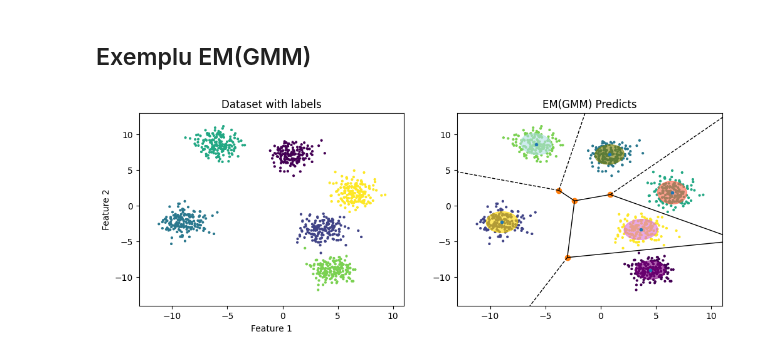
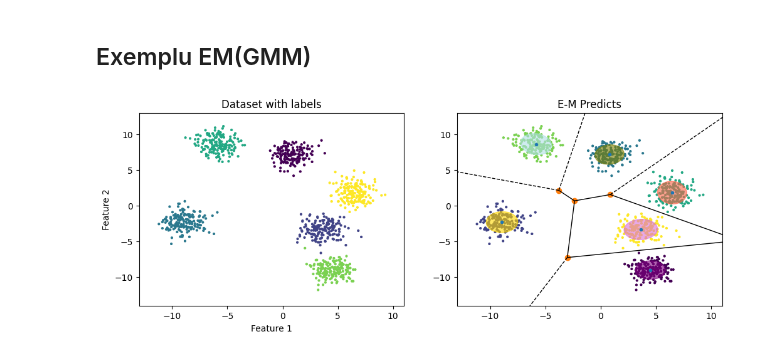
Before and after one commit to alexbelengeanu/ml-labs, a Jupyter notebook: lab1-clustering/exercitiul1.ipynb, the cells around one changed output. Drawn from its saved outputs; the diff is of its cells as text; code cells hidden in the pictures.

```diff
--- a/lab1-clustering/exercitiul1.ipynb
+++ b/lab1-clustering/exercitiul1.ipynb
@@ -65,32 +65,32 @@ plt.figure(figsize=(12,4))
 plt.subplot(1, 2, 1)
 plt.scatter(X[:, 0], X[:, 1], 4, marker='o', c=y)
 plt.title("Dataset with labels")
 plt.xlabel("Feature 1")
 plt.ylabel("Feature 2")
 plt.xlim([-13, 11])
 plt.ylim([-14, 13])
 fig = voronoi_plot_2d(vor, plt.subplot(1, 2, 2))
 plt.scatter(X[:, 0], X[:, 1], 4, c=gm_labels)
 for i, (mean, covar, color) in enumerate(zip(gm.means_, gm.covariances_, color_iter)):
     v, w = np.linalg.eigh(covar)
     v = 2.0 * np.sqrt(2.0) * np.sqrt(v)
     u = w[0] / np.linalg.norm(w[0])
     # as the DP will not use every component it has access to
     # unless it needs it, we shouldn't plot the redundant
     # components.
     if not np.any(gm_labels == i):
         continue
 
     # Plot an ellipse to show the Gaussian component
     angle = np.arctan(u[1] / u[0])
     angle = 180.0 * angle / np.pi  # convert to degrees
     ell = Ellipse(mean, v[0], v[1], angle=180.0 + angle, color=color)
     ell.set_clip_box(plt.subplot(1,2,2).bbox)
     ell.set_alpha(0.6)
     plt.subplot(1,2,2).add_artist(ell)
 plt.xlim([-13, 11])
 plt.ylim([-14, 13])
-plt.title("EM(GMM) Predicts")
+plt.title("E-M Predicts")
 plt.show()
 # %% [output]
-[figure, old version]
+[figure, new version]
```
Also changed, not shown: 2 other files.
